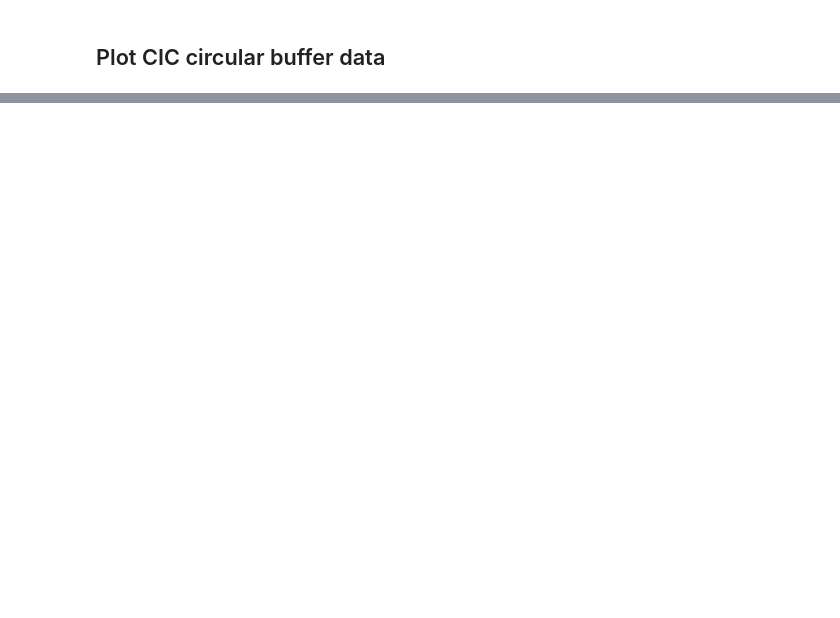
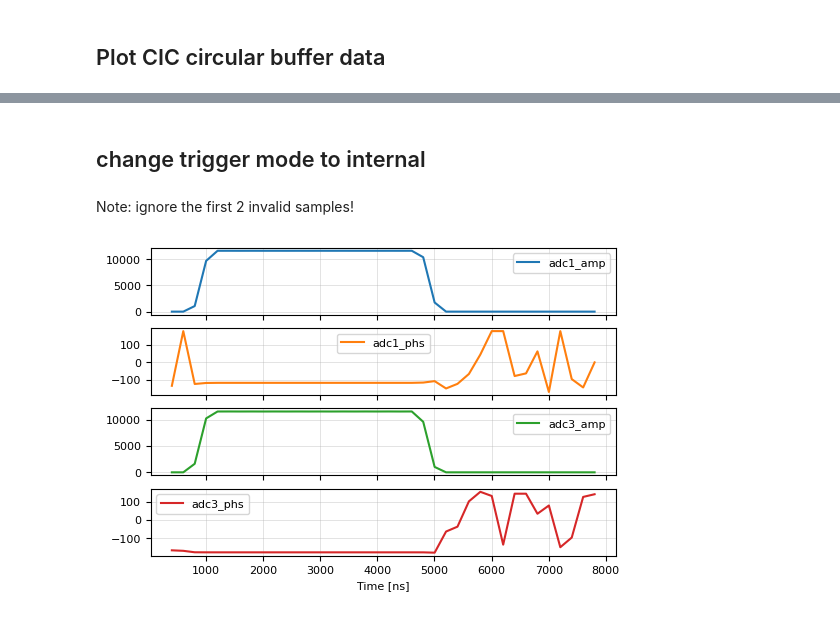
Before and after one commit to BerkeleyLab/uspas_llrf, a Jupyter notebook: doc/demos/test_uspas.ipynb, the cells around one changed output, grey strips where cells are left out. Drawn from its saved outputs; the diff is of its cells as text; code cells hidden in the pictures; blank space fills up the shorter version.

Commit message:
Improve CIC waveforms, enable pulsed mode

```diff
--- a/doc/demos/test_uspas.ipynb
+++ b/doc/demos/test_uspas.ipynb
@@ -197,0 +198,2 @@ df_mp[cols].loc[:len_ns].plot(subplots=True);
+# %% [markdown]
+## change trigger mode to internal
@@ -197,0 +203,9 @@ df_mp[cols].loc[:len_ns].plot(subplots=True);
+# %% [markdown]
+Note: ignore the first 2 invalid samples!
+# %%
+df_mp = llrf.get_cic_wfm_df()
+len_ns = 8000
+start_ns = llrf.cic_ts_ns * 2
+df_mp[cols].loc[start_ns:len_ns].plot(subplots=True);
+# %% [output]
+[figure, added]
```
Also changed, not shown: parts of 10 cells of this notebook, 16 other files.
